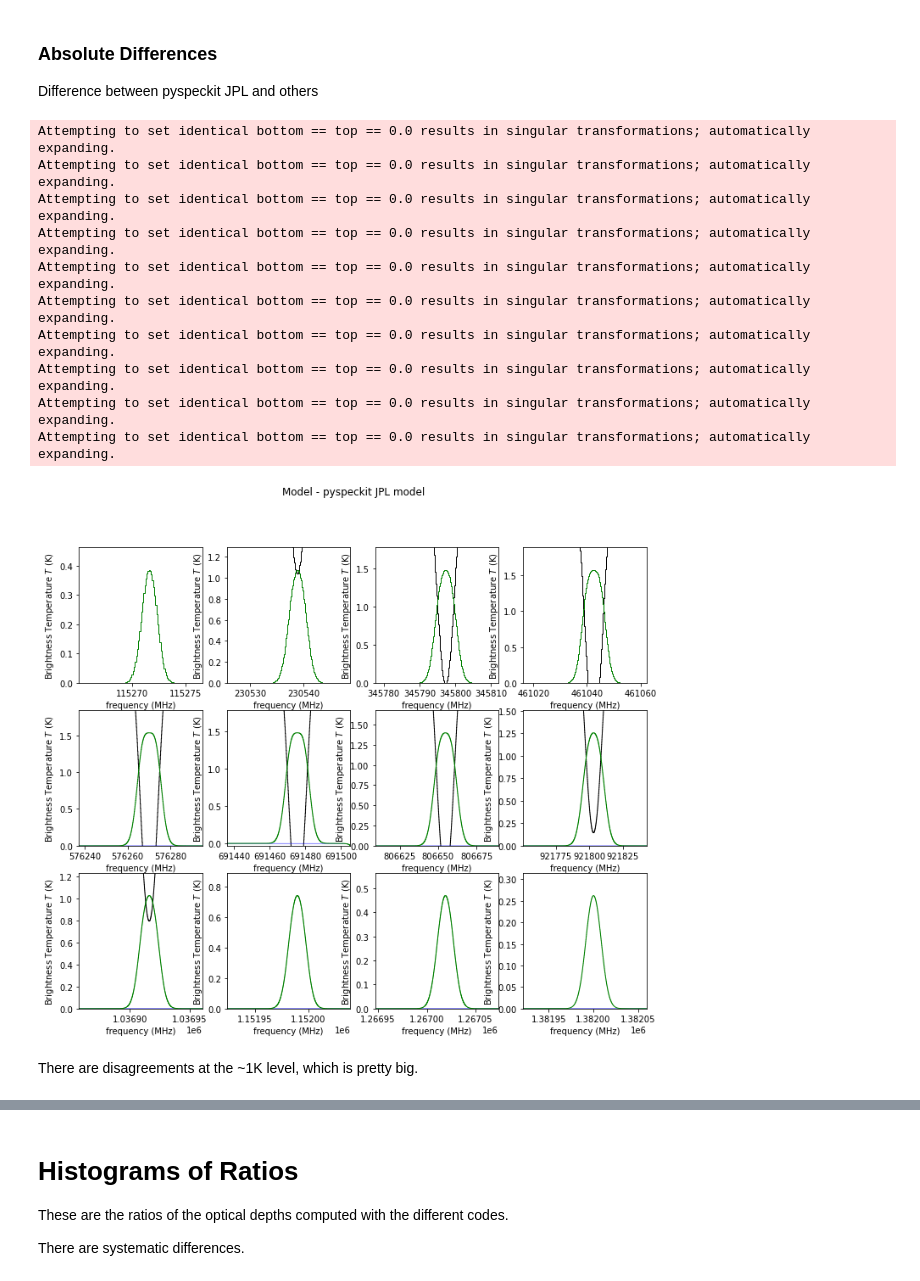
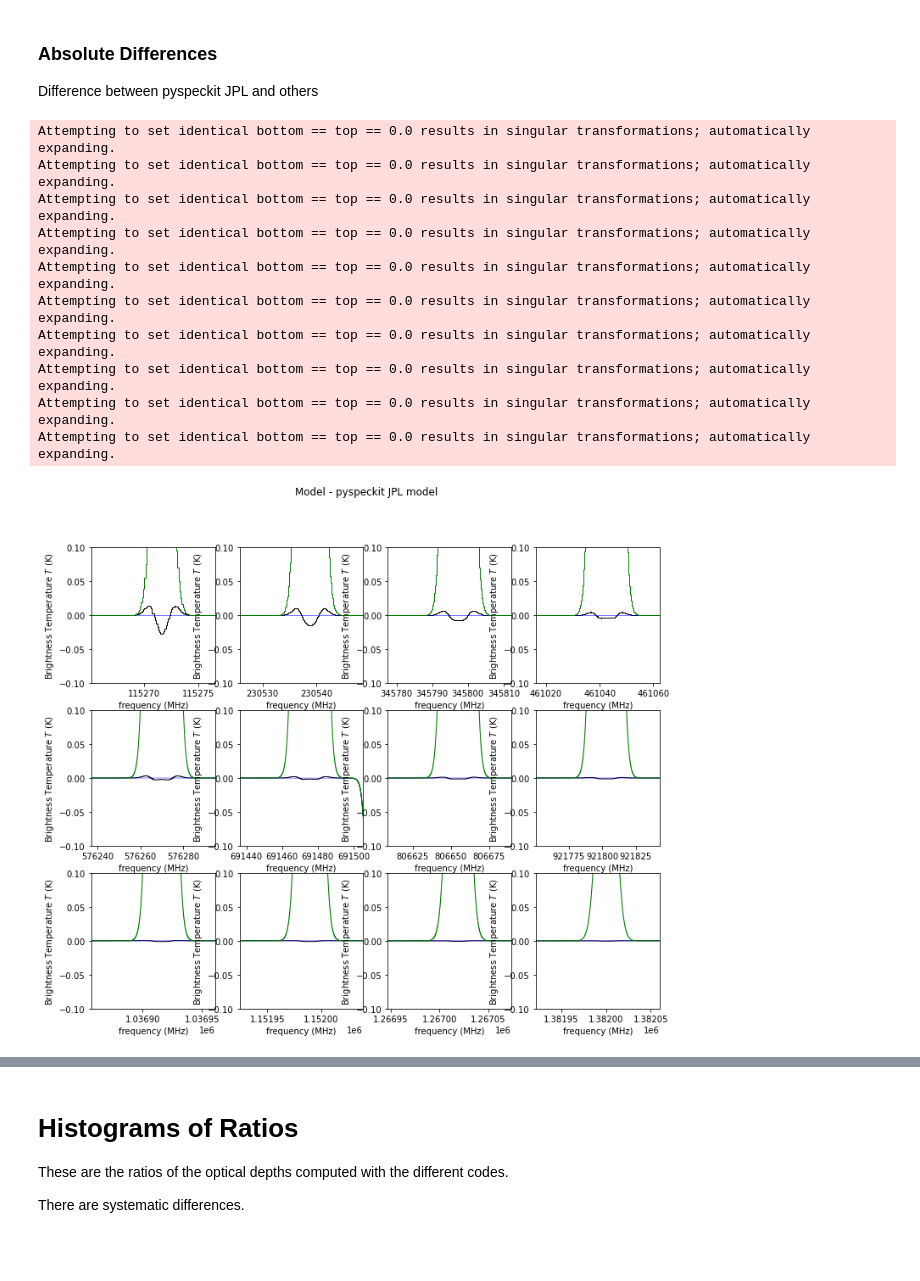
Before and after one commit to pyspeckit/pyspeckit-tests, a Jupyter notebook: xclass-benchmark/CO_Benchmark.ipynb, the cells around one changed output, grey strips where cells are left out. Drawn from its saved outputs; the diff is of its cells as text; code cells hidden in the pictures; blank space fills up the shorter version.

Commit message:
update benchmarks w/o calling out measurements interferometric

```diff
--- a/xclass-benchmark/CO_Benchmark.ipynb
+++ b/xclass-benchmark/CO_Benchmark.ipynb
@@ -5,9 +5,9 @@ Compare LTE calculations for 12C 16O v=0 between pyspeckit, XCLASS, and molsim.
 # %% [markdown]
 First, global parameter setup:
 # %%
-source_size =  4.3350376922e+00
+source_size =  4.3350376922e+03
 tkin = 7.9842254347e+01 # good test is 79
-Ntot = 1.1061155735e+17  # good test is 1.1e17 (some moderate optical depths)
+Ntot = 2.1061155735e+17  # good test is 1.1e17 (some moderate optical depths)
 vwidthfwhm = 4.2101396644e+00
 vwidth = vwidthfwhm / np.sqrt(8*np.log(2))
 vcen = -1.1000000000e+00
@@ -63,6 +63,7 @@ MolfitsFileName = LocalPath + 'CO_pure.molfit'
 # depending on parameter "Inter_Flag" define beam size (in arcsec)
 # (Inter_Flag = True) or size of telescope (in m) (Inter_Flag = False)
 TelescopeSize = 1.0 # arcseconds
+TelescopeSize = 1000.0 # meters
 
 # define beam minor axis length (in arsec)
 BMIN = None
@@ -74,16 +75,20 @@ BMAJ = None
 BPA = None
 
 # interferrometric data?
-Inter_Flag = True
+Inter_Flag = False
 
 # define red shift
 Redshift = None
 
 # BACKGROUND: describe continuum with tBack and tslope only
+# page 29 of https://xclass.astro.uni-koeln.de/sites/xclass/files/pdfs/XCLASS-Interface_Manual.pdf
+# if True, the radiative transfer is "phenomenological" such that the background is apparently ignored, but added in later?
 t_back_flag = True
 
 # BACKGROUND: define background temperature (in K)
+# NOT CLEAR if this needs to be included!  The documentation implies that JCMB is included
 tBack = tbg
+tBack = 0
 
 # BACKGROUND: define temperature slope (dimensionless)
 tslope = 0.0
@@ -364,0 +370,10 @@ for ii,(fmin, fmax) in enumerate(frequencies):
+# %%
+for ii,(fmin, fmax) in enumerate(frequencies):
+    fmin, fmax = u.Quantity([fmin, fmax], u.MHz)
+    xc_sum = xclass_spectra.slice(fmin, fmax).data.sum()
+
+    molsim_sum = molsim_sp.slice(fmin, fmax).data.sum()
+
+    jplsum = model_JPL.slice(fmin, fmax).data.sum()
+    cdmssum = model_CDMS.slice(fmin, fmax).data.sum()
+    print(f"{ii:3d} {xc_sum:10.5f} {molsim_sum:10.5f} {jplsum:10.5f} {cdmssum:10.5f}  fracdif: {(xc_sum-cdmssum)/cdmssum:10.6g} {(molsim_sum-cdmssum)/cdmssum:10.6g}")
@@ -422,30 +450,28 @@ Difference between pyspeckit JPL and others
 # %%
 fig = pl.figure(figsize=(12,10))
 fig.suptitle("Model - pyspeckit JPL model")
 for ii,(fmin, fmax) in enumerate(frequencies):
     if ii+1 > 12:
         break
     ax = pl.subplot(3,4,ii+1)
     (xclass_spectra - model_JPL).plotter(axis=ax, clear=False, linewidth=1)
     #model_JPL.plotter(color='r', axis=ax, clear=False, xmin=fmin, xmax=fmax, linewidth=0.75)
     (model_CDMS - model_JPL).plotter(color='b', axis=ax, clear=False, xmin=fmin, xmax=fmax)
     (molsim_sp - model_JPL_ms).plotter(clear=False, color='g', axis=ax, xmin=fmin, xmax=fmax, linewidth=1)
     ax.axhline(tkin)
-    #ax.set_ylim(-1,1)
+    ax.set_ylim(-0.1,0.1)
 # %% [output]
 Attempting to set identical bottom == top == 0.0 results in singular transformations; automatically expanding.
 Attempting to set identical bottom == top == 0.0 results in singular transformations; automatically expanding.
 Attempting to set identical bottom == top == 0.0 results in singular transformations; automatically expanding.
 Attempting to set identical bottom == top == 0.0 results in singular transformations; automatically expanding.
 Attempting to set identical bottom == top == 0.0 results in singular transformations; automatically expanding.
 Attempting to set identical bottom == top == 0.0 results in singular transformations; automatically expanding.
 Attempting to set identical bottom == top == 0.0 results in singular transformations; automatically expanding.
 Attempting to set identical bottom == top == 0.0 results in singular transformations; automatically expanding.
 Attempting to set identical bottom == top == 0.0 results in singular transformations; automatically expanding.
 Attempting to set identical bottom == top == 0.0 results in singular transformations; automatically expanding.
-[figure, old version]
+[figure, new version]
-# %% [markdown]
-There are disagreements at the ~1K level, which is pretty big.
 # %%
 JMms_tau = modfunc_JPL(molsim_sp.xarr, vcen, width=vwidth, tex=tkin, column=Ntot, get_tau=True)
 # %%
```
Also changed, not shown: parts of 12 cells of this notebook.
